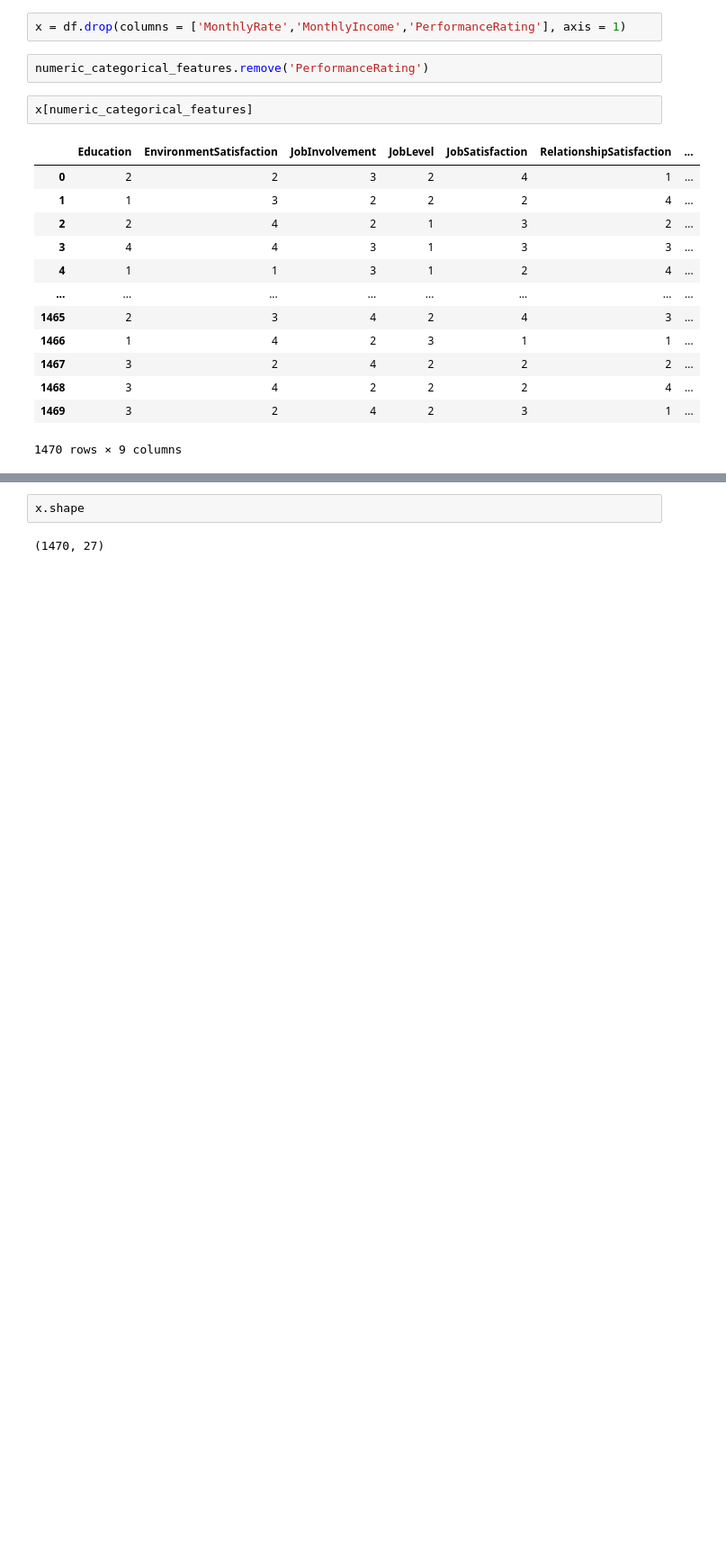
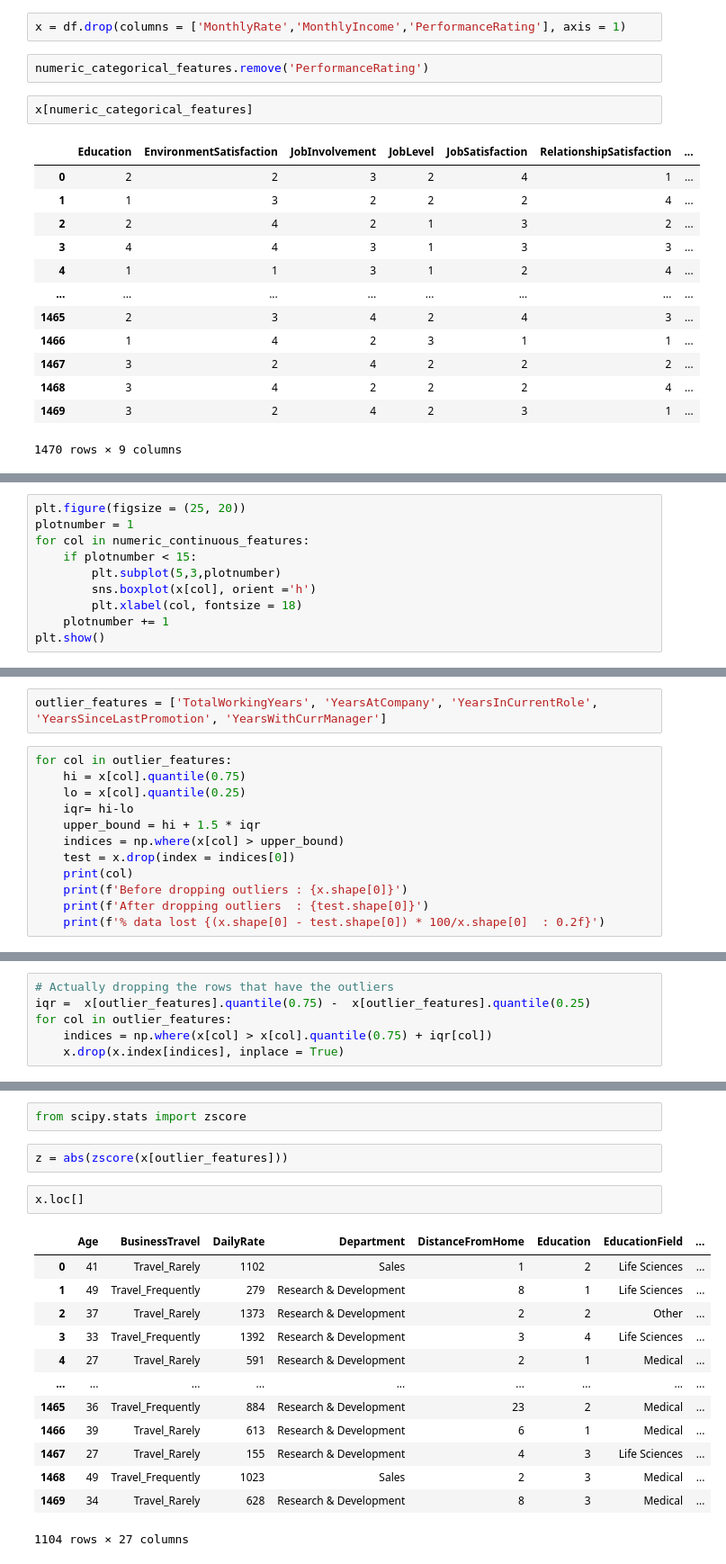
Before and after one commit to zobekenobe/DT-Evaluation-Project, a Jupyter notebook: Project 2.ipynb, the cells around one changed output, grey strips where cells are left out. Shown at 90% size. Saved outputs shown, nothing was run; the diff lists cells and outputs as text; blank space fills up the shorter version.

```diff
--- a/Project 2.ipynb
+++ b/Project 2.ipynb
@@ -315,0 +330,10 @@ x[numeric_categorical_features]
+# %%
+plt.figure(figsize = (25, 20))
+plotnumber = 1
+for col in numeric_continuous_features:
+    if plotnumber < 15:
+        plt.subplot(5,3,plotnumber)
+        sns.boxplot(x[col], orient ='h')
+        plt.xlabel(col, fontsize = 18)
+    plotnumber += 1
+plt.show()
@@ -315,0 +342,14 @@ x[numeric_categorical_features]
+# %%
+outlier_features = ['TotalWorkingYears', 'YearsAtCompany', 'YearsInCurrentRole', 'YearsSinceLastPromotion', 'YearsWithCurrManager']
+# %%
+for col in outlier_features:
+    hi = x[col].quantile(0.75)
+    lo = x[col].quantile(0.25)
+    iqr= hi-lo
+    upper_bound = hi + 1.5 * iqr
+    indices = np.where(x[col] > upper_bound)
+    test = x.drop(index = indices[0])
+    print(col)
+    print(f'Before dropping outliers : {x.shape[0]}')
+    print(f'After dropping outliers  : {test.shape[0]}')
+    print(f'% data lost {(x.shape[0] - test.shape[0]) * 100/x.shape[0]  : 0.2f}')
@@ -315,0 +379,6 @@ x[numeric_categorical_features]
+# %%
+# Actually dropping the rows that have the outliers
+iqr =  x[outlier_features].quantile(0.75) -  x[outlier_features].quantile(0.25)
+for col in outlier_features:
+    indices = np.where(x[col] > x[col].quantile(0.75) + iqr[col])
+    x.drop(x.index[indices], inplace = True)
@@ -316,4 +402,20 @@ x[numeric_categorical_features]
+# %%
+from scipy.stats import zscore
+# %%
+z = abs(zscore(x[outlier_features]))
 # %%
-x.shape
+x.loc[]
 # %% [output]
+|  | Age | BusinessTravel | DailyRate | Department | DistanceFromHome | Education | EducationField | ... |
+| 0 | 41 | Travel_Rarely | 1102 | Sales | 1 | 2 | Life Sciences | ... |
+| 1 | 49 | Travel_Frequently | 279 | Research & Development | 8 | 1 | Life Sciences | ... |
+| 2 | 37 | Travel_Rarely | 1373 | Research & Development | 2 | 2 | Other | ... |
+| 3 | 33 | Travel_Frequently | 1392 | Research & Development | 3 | 4 | Life Sciences | ... |
+| 4 | 27 | Travel_Rarely | 591 | Research & Development | 2 | 1 | Medical | ... |
+| ... | ... | ... | ... | ... | ... | ... | ... | ... |
+| 1465 | 36 | Travel_Frequently | 884 | Research & Development | 23 | 2 | Medical | ... |
+| 1466 | 39 | Travel_Rarely | 613 | Research & Development | 6 | 1 | Medical | ... |
+| 1467 | 27 | Travel_Rarely | 155 | Research & Development | 4 | 3 | Life Sciences | ... |
+| 1468 | 49 | Travel_Frequently | 1023 | Sales | 2 | 3 | Medical | ... |
+| 1469 | 34 | Travel_Rarely | 628 | Research & Development | 8 | 3 | Medical | ... |
-(1470, 27)
+1104 rows × 27 columns
```
Also changed, not shown: parts of 41 cells of this notebook.
